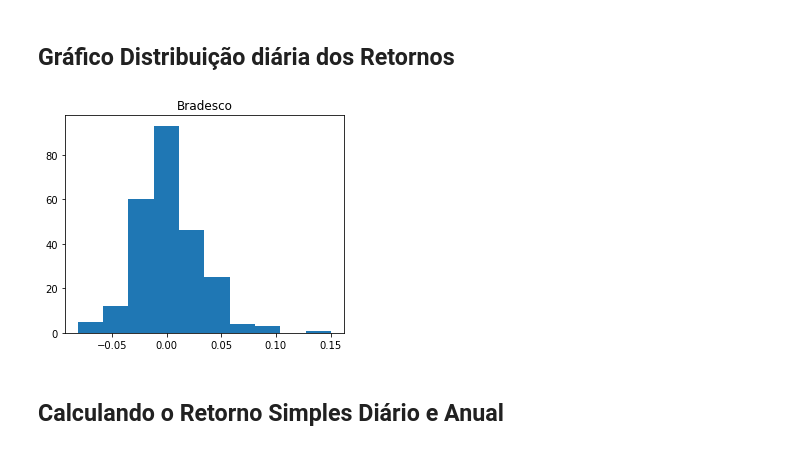
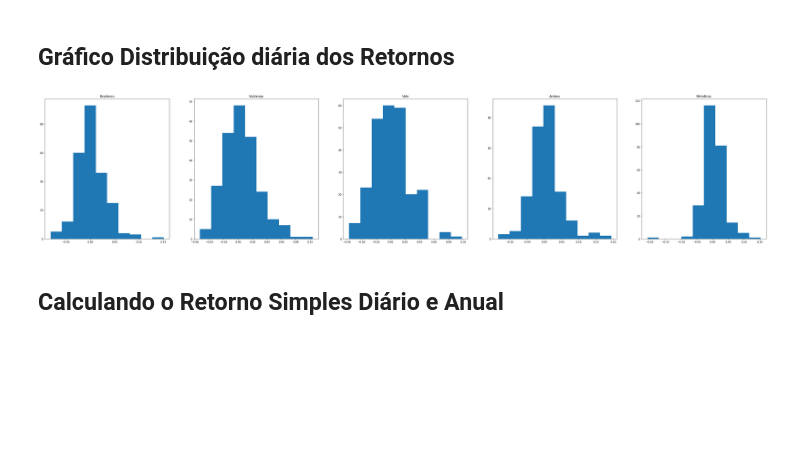
Before and after one commit to olivmath/Q_finance, a Jupyter notebook: traditionary_markets.ipynb, the cells around one changed output. Saved outputs shown, nothing was run; the diff lists cells and outputs as text; code cells hidden in the pictures; blank space fills up the shorter version.

```diff
--- a/traditionary_markets.ipynb
+++ b/traditionary_markets.ipynb
@@ -116,14 +116,19 @@ plt.show()
 [figure]
 # %% [markdown]
 ## Gráfico Distribuição diária dos Retornos
-# %%
-#plt.subplot(151)
-plt.figure(figsize=(5,4))
-plt.title('Bradesco')
-plt.hist(assets_returns.Bradesco)
-plt.show()
-# %% [output]
-[figure, removed]
+# %%
+plt.figure(figsize=(50,10))
+indice = 151
+
+for i in assets_returns:
+    plt.subplot(indice)
+    plt.title(i)
+    plt.hist(assets_returns[i])
+    indice += 1
+
+plt.show()
+# %% [output]
+[figure, added]
 # %% [markdown]
 ## Calculando o Retorno Simples Diário e Anual
 # %%
```
Also changed, not shown: parts of 22 cells of this notebook, 3 other files.
